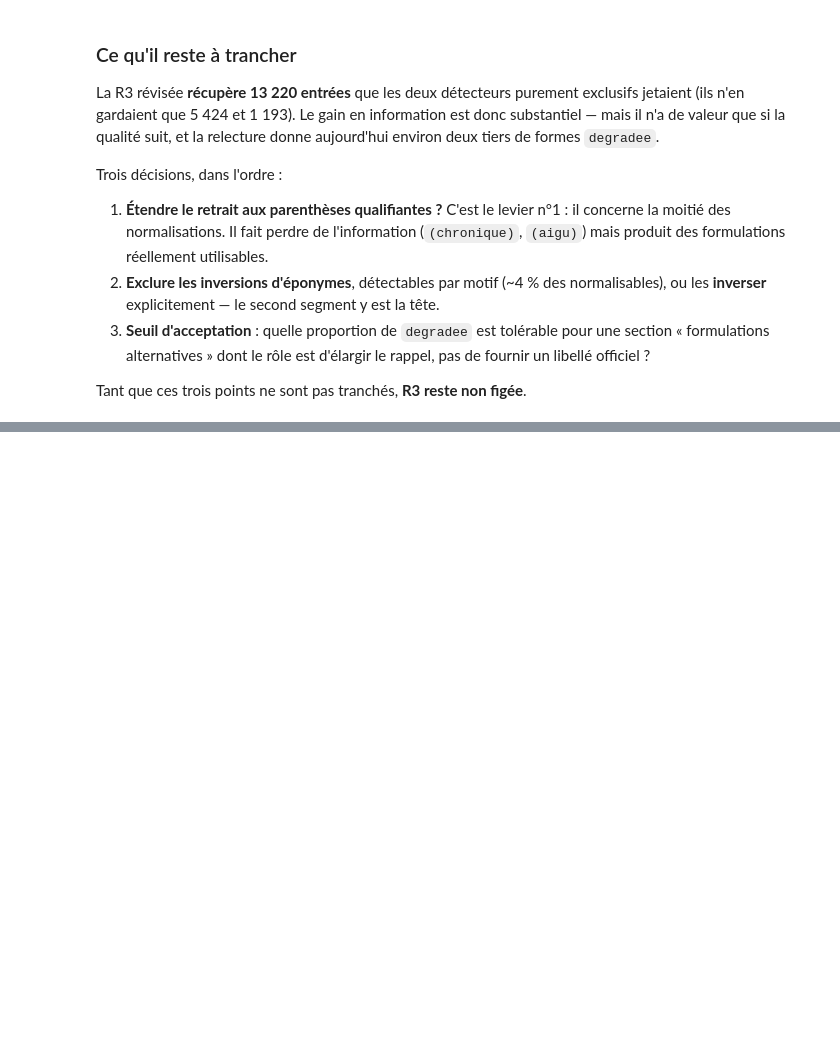
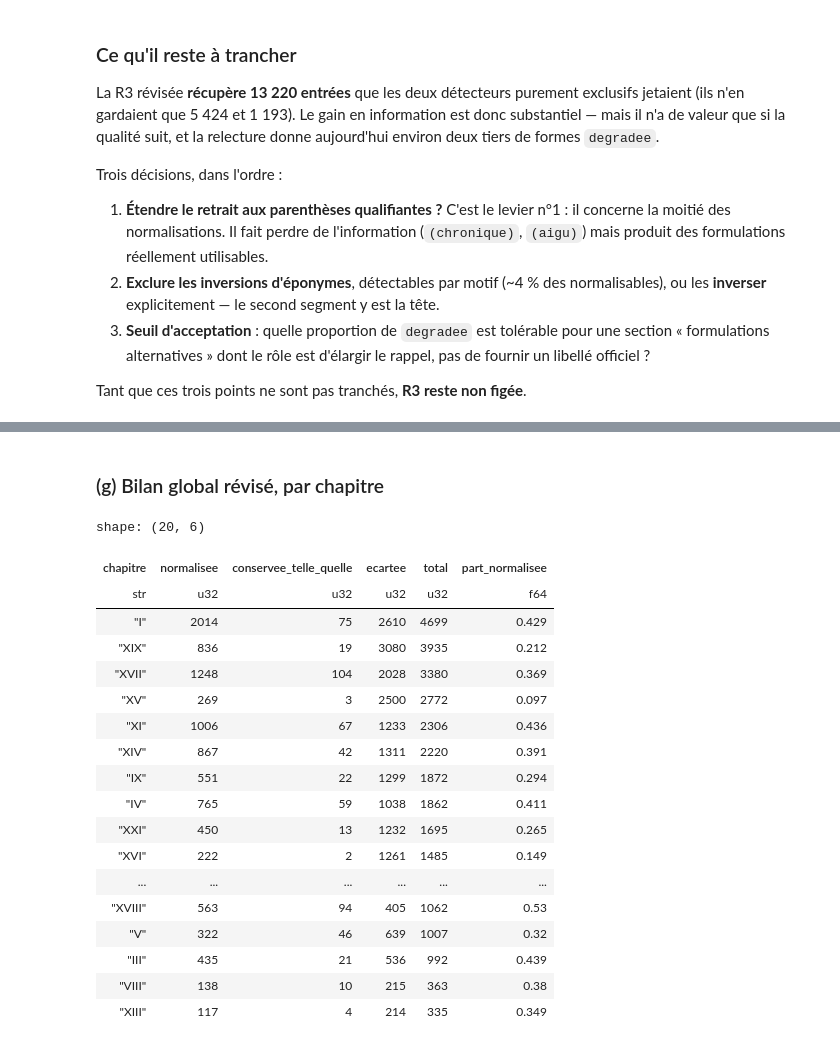
Before and after one commit to 24p11/recode-icd, a Jupyter notebook: scripts/explore/qualite_sources_par_chapitre.ipynb, the cells around one changed output, grey strips where cells are left out. Drawn from its saved outputs; the diff is of its cells as text; code cells hidden in the pictures; blank space fills up the shorter version.

```diff
--- a/scripts/explore/qualite_sources_par_chapitre.ipynb
+++ b/scripts/explore/qualite_sources_par_chapitre.ipynb
@@ -1633,0 +1769,10 @@ Tant que ces trois points ne sont pas tranchés, **R3 reste non figée**.
+# %%
+index_v2 = index_formes.with_columns(
+    pl.col("texte").map_elements(normalise_v2, return_dtype=pl.String).alias("normalise_v2")
+)
+_v2 = index_v2.filter(pl.col("normalise_v2").is_not_null())
+_resid = _v2.filter(pl.col("normalise_v2").str.contains(r"\(")).height
+_inv = _v2.filter(pl.col("texte").str.contains(RE_EPONYME_INVERSE)).height
+print(f"Normalisables               : {_v2.height:,}".replace(",", " "))
+print(f"  parenthèses résiduelles   : {_resid}")
+print(f"  inversions d'éponyme      : {_inv}")
@@ -1633,0 +1914,48 @@ Tant que ces trois points ne sont pas tranchés, **R3 reste non figée**.
+# %% [markdown]
+### (g) Bilan global révisé, par chapitre
+# %%
+bilan_r3 = (
+    index_v2.with_columns(
+        pl.when(pl.col("normalise_v2").is_null())
+        .then(pl.lit("ecartee"))
+        .when(pl.col("normalise_v2") == pl.col("texte"))
+        .then(pl.lit("conservee_telle_quelle"))
+        .otherwise(pl.lit("normalisee"))
+        .alias("issue")
+    )
+    .group_by("chapitre", "issue")
+    .len()
+    .pivot(on="issue", index="chapitre", values="len")
+    .fill_null(0)
+)
+_cols_issue = [
+    c for c in ("normalisee", "conservee_telle_quelle", "ecartee") if c in bilan_r3.columns
+]
+(
+    bilan_r3.select(["chapitre", *_cols_issue])
+    .with_columns(pl.sum_horizontal(_cols_issue).alias("total"))
+    .with_columns(
+        (pl.col("normalisee") / pl.col("total")).round(3).alias("part_normalisee")
+    )
+    .sort("total", descending=True)
+)
+# %% [output]
+shape: (20, 6)
+| chapitre | normalisee | conservee_telle_quelle | ecartee | total | part_normalisee |
+| str | u32 | u32 | u32 | u32 | f64 |
+| "I" | 2014 | 75 | 2610 | 4699 | 0.429 |
+| "XIX" | 836 | 19 | 3080 | 3935 | 0.212 |
+| "XVII" | 1248 | 104 | 2028 | 3380 | 0.369 |
+| "XV" | 269 | 3 | 2500 | 2772 | 0.097 |
+| "XI" | 1006 | 67 | 1233 | 2306 | 0.436 |
+| "XIV" | 867 | 42 | 1311 | 2220 | 0.391 |
+| "IX" | 551 | 22 | 1299 | 1872 | 0.294 |
+| "IV" | 765 | 59 | 1038 | 1862 | 0.411 |
+| "XXI" | 450 | 13 | 1232 | 1695 | 0.265 |
+| "XVI" | 222 | 2 | 1261 | 1485 | 0.149 |
+| ... | ... | ... | ... | ... | ... |
+| "XVIII" | 563 | 94 | 405 | 1062 | 0.53 |
+| "V" | 322 | 46 | 639 | 1007 | 0.32 |
+| "III" | 435 | 21 | 536 | 992 | 0.439 |
+| "VIII" | 138 | 10 | 215 | 363 | 0.38 |
+| "XIII" | 117 | 4 | 214 | 335 | 0.349 |
```
Also changed, not shown: parts of 17 cells of this notebook, 2 other files.
